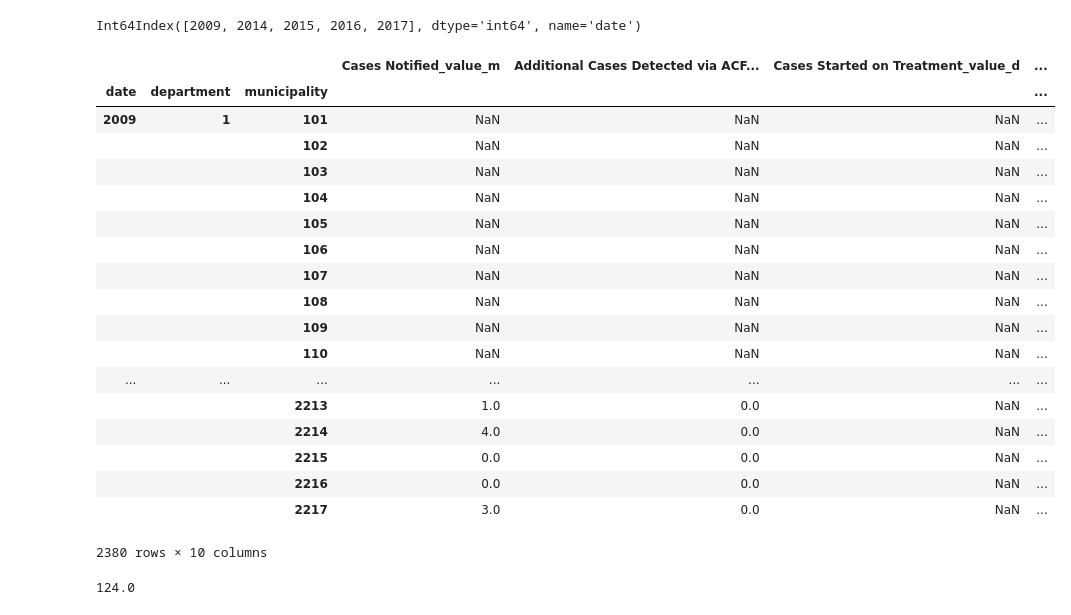
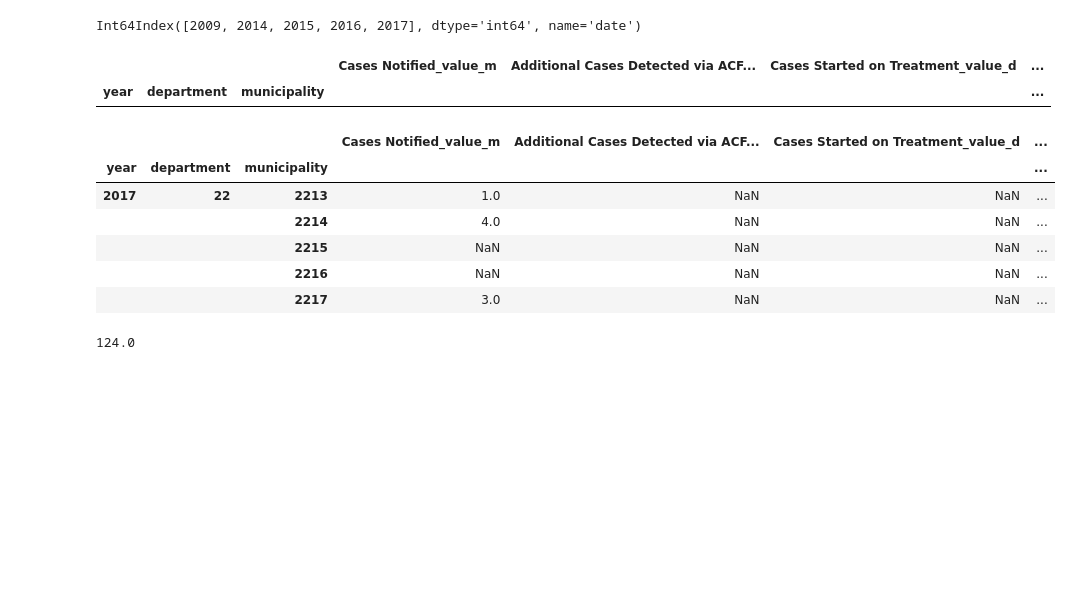
Before and after one commit to Guitlle/gf, a Jupyter notebook: impact_evaluation/gtm/pre_data_preparation.ipynb, the cells around one changed output. Cells and saved outputs as stored; diff of their text form; code cells hidden in the pictures; blank space fills up the shorter version.

```diff
--- a/impact_evaluation/gtm/pre_data_preparation.ipynb
+++ b/impact_evaluation/gtm/pre_data_preparation.ipynb
@@ -24,7 +24,7 @@ def makeFullIndex(dfyears):
     newIndex = []
     for year in dfyears.index.levels[0]:
         newIndex.extend([(year, x[0], x[1]) for x in indexList])
-    return dfyears.reindex(pd.MultiIndex.from_tuples(newIndex, names = ["date", "department", "municipality"]), fill_value=0)
+    return dfyears.reindex(pd.MultiIndex.from_tuples(newIndex, names = ["year", "department", "municipality"]))
 # %%
 def tryfun(f):
     def wrapper(i):
@@ -162,10 +171,10 @@ pplcases = pd.read_csv("../../../Outcome Measurement Data/TUBERCULOSIS/Prisoners
 # %%
 pplcases = pplcases.assign(department = lambda x : np.floor(x.municipio/100))\
-.assign(municipio = lambda y: y.municipio.astype(int)).rename(columns=\
-{"n": "Cases Notified in Prisons_value", "YEAR": "date", "municipio": "municipality"})\
+.assign(municode = lambda y: y.municipio.astype(int)).rename(columns=\
+{"n": "Cases Notified in Prisons_value", "YEAR": "date", "municode": "municipality"})\
 .set_index(["date", "department", "municipality"])
 # %%
-#pplcases = pplcases.reindex(casesNotif.index)
+pplcases = pplcases.reindex(casesNotif.index)
 # %%
 ppldata = pd.read_csv("../../../Outcome Measurement Data/TUBERCULOSIS/Prisoners/tb-ppl-2014-2017.csv")
 # %%
@@ -312,28 +321,21 @@ outputs = pd.merge(makeFullIndex(casesNotif) , makeFullIndex(acfcases), left_ind
             .merge(makeFullIndex(hivcases), left_index=True, right_index=True, how="outer")\
             .merge(makeFullIndex(mdrcases), left_index=True, right_index=True, how="outer")\
             .merge(makeFullIndex(mdrtx), left_index=True, right_index=True, how="outer")\
+# %%
+outputs[outputs.index.get_level_values("municipality") == 0]
+# %% [output]
+|  |  |  | Cases Notified_value_m | Additional Cases Detected via ACF... | Cases Started on Treatment_value_d | ... |
+| year | department | municipality |  |  |  | ... |
 # %%
-outputs
+outputs.
 # %% [output]
 |  |  |  | Cases Notified_value_m | Additional Cases Detected via ACF... | Cases Started on Treatment_value_d | ... |
-| date | department | municipality |  |  |  | ... |
-| 2009 | 1 | 101 | NaN | NaN | NaN | ... |
-|  |  | 102 | NaN | NaN | NaN | ... |
-|  |  | 103 | NaN | NaN | NaN | ... |
-|  |  | 104 | NaN | NaN | NaN | ... |
-|  |  | 105 | NaN | NaN | NaN | ... |
-|  |  | 106 | NaN | NaN | NaN | ... |
-|  |  | 107 | NaN | NaN | NaN | ... |
-|  |  | 108 | NaN | NaN | NaN | ... |
-|  |  | 109 | NaN | NaN | NaN | ... |
-|  |  | 110 | NaN | NaN | NaN | ... |
-| ... | ... | ... | ... | ... | ... | ... |
-|  |  | 2213 | 1.0 | 0.0 | NaN | ... |
-|  |  | 2214 | 4.0 | 0.0 | NaN | ... |
-|  |  | 2215 | 0.0 | 0.0 | NaN | ... |
-|  |  | 2216 | 0.0 | 0.0 | NaN | ... |
-|  |  | 2217 | 3.0 | 0.0 | NaN | ... |
+| year | department | municipality |  |  |  | ... |
+| 2017 | 22 | 2213 | 1.0 | NaN | NaN | ... |
+|  |  | 2214 | 4.0 | NaN | NaN | ... |
+|  |  | 2215 | NaN | NaN | NaN | ... |
+|  |  | 2216 | NaN | NaN | NaN | ... |
+|  |  | 2217 | 3.0 | NaN | NaN | ... |
-2380 rows × 10 columns
 # %%
 outputs.to_csv("outputs.csv")
 # %%
```
Also changed, not shown: parts of 17 cells of this notebook, 1 other file.
